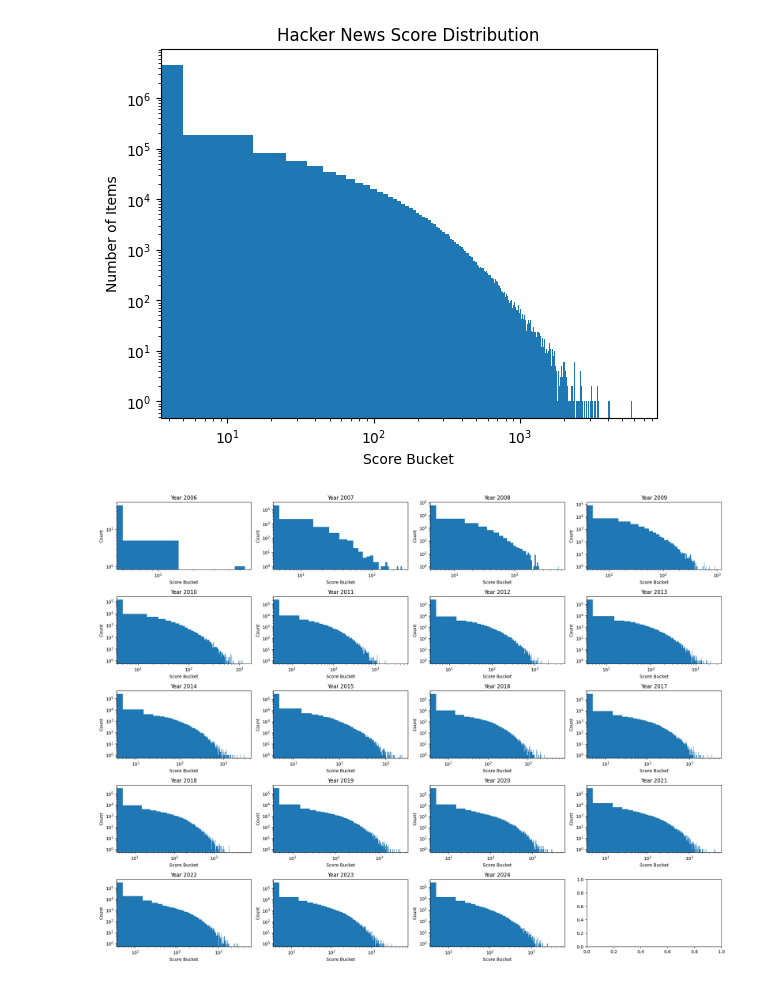
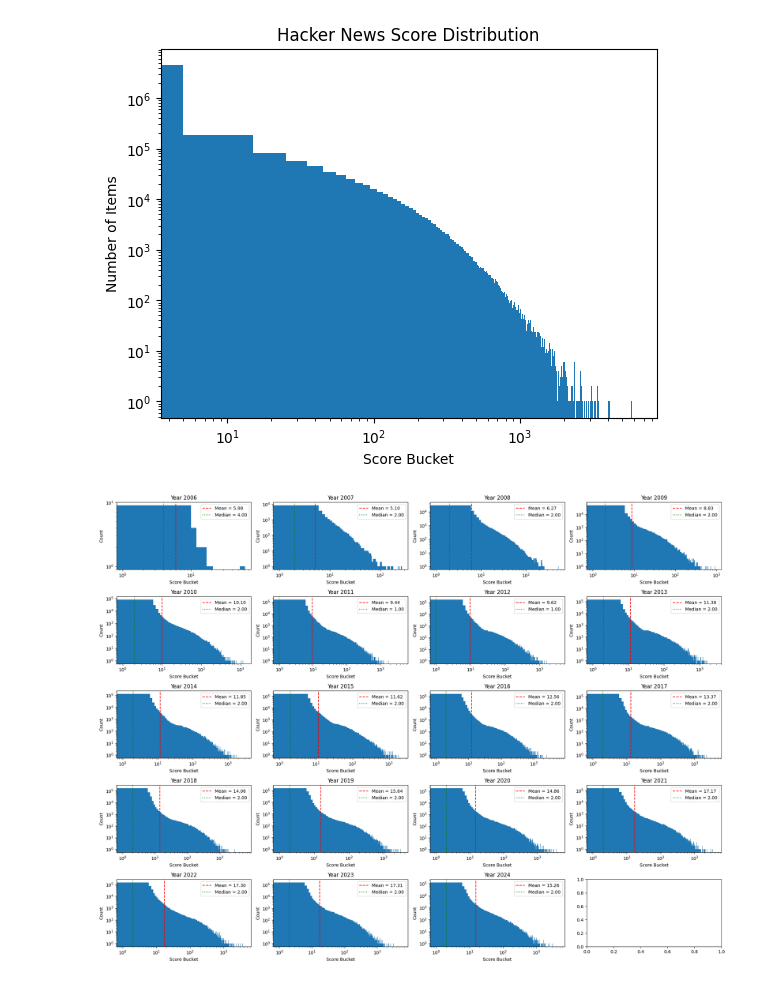
Before and after one commit to CovertSheeke/MLX8_W1_dropout-disco, a Jupyter notebook: Ethan/data-quality-check.ipynb, the cells around one changed output. Saved outputs shown, nothing was run; the diff lists cells and outputs as text; code cells hidden in the pictures.

Commit message:
day 2: EDA on relationship of score with time and character counts, see notion for copies of the plots

```diff
--- a/Ethan/data-quality-check.ipynb
+++ b/Ethan/data-quality-check.ipynb
@@ -260,32 +261,43 @@ fig, axes = plt.subplots(len(years)//4 + 1, 4, figsize=(20, 3 * (len(years)//4 +
 axes = axes.flatten()
 
 for idx, year in enumerate(years):
     query = f"""
         SELECT
-          FLOOR(score / 10.0) * 10 AS score_bucket,
+          FLOOR(score / 1) * 1 AS score_bucket,
           COUNT(*) AS count
         FROM hacker_news.items_by_year_{year}
         WHERE score IS NOT NULL AND type = 'story'
         GROUP BY score_bucket
         ORDER BY score_bucket
     """
     trans = connection.begin()
     try:
         score_hist_year = pd.read_sql_query(query, connection)
         trans.commit()
     except Exception as e:
         trans.rollback()
         continue  # skip years with no table
 
     ax = axes[idx]
     ax.bar(score_hist_year['score_bucket'], score_hist_year['count'], width=10)
     ax.set_title(f"Year {year}")
     ax.set_xlabel("Score Bucket")
     ax.set_ylabel("Count")
     ax.set_xscale("log")
     ax.set_yscale("log")
 
+    # Calculate mean and median
+    # Expand the histogram to raw scores for accurate mean/median
+    scores_expanded = score_hist_year.loc[score_hist_year.index.repeat(score_hist_year['count']), 'score_bucket']
+    if not scores_expanded.empty:
+        mean_score = scores_expanded.mean()
+        median_score = scores_expanded.median()
+        ax.axvline(mean_score, color='red', linestyle='--', label=f'Mean = {mean_score:.2f}')
+        ax.axvline(median_score, color='green', linestyle=':', label=f'Median = {median_score:.2f}')
+        # Only add legend to the first subplot to avoid clutter
+        ax.legend()
+
 plt.tight_layout()
 plt.show()
 # %% [output]
-[figure, old version]
+[figure, new version]
```
Also changed, not shown: parts of 9 cells of this notebook.
